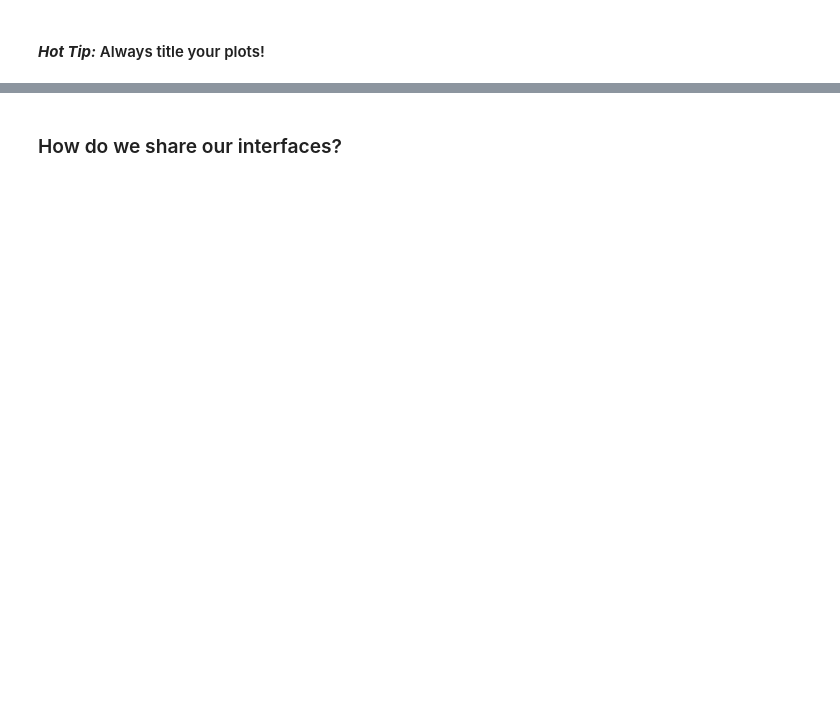
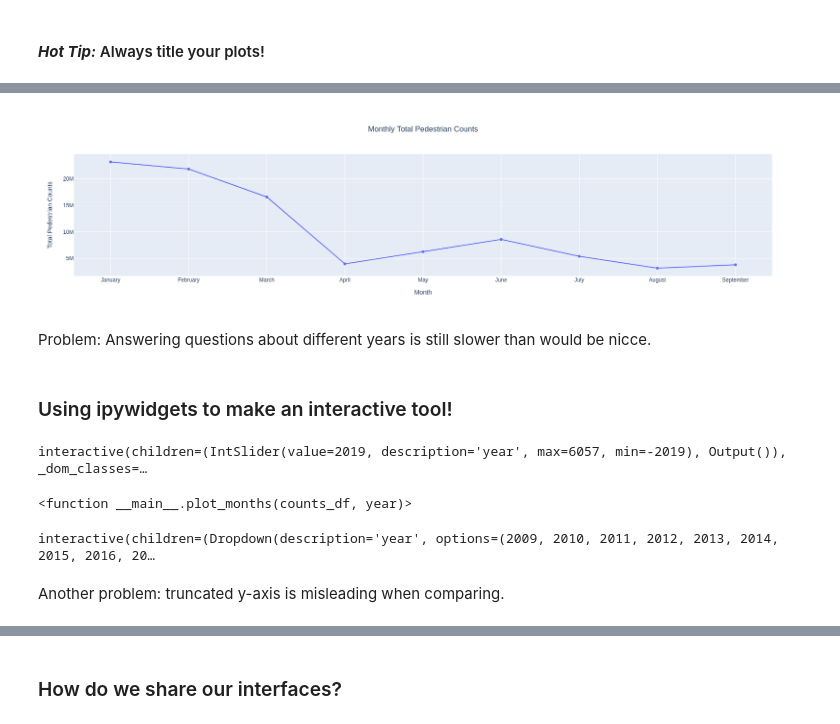
Before and after one commit to ned2/melbviz, a Jupyter notebook: notebooks/interactive_data_viz.ipynb, the cells around one changed output, grey strips where cells are left out. Saved outputs shown, nothing was run; the diff lists cells and outputs as text; code cells hidden in the pictures; blank space fills up the shorter version.

```diff
--- a/notebooks/interactive_data_viz.ipynb
+++ b/notebooks/interactive_data_viz.ipynb
@@ -345,0 +389,25 @@ TODO:
+# %%
+def plot_months(counts_df, year):
+    """Plot Monthly traffic for a given year."""
+
+    # 1. Collect and shape data
+    year_df = counts_df[counts_df["Year"] == year]
+    months_df = year_df.groupby("Month")["Hourly_Counts"].sum().reset_index()
+    sorted_months_df = months_df.sort_values(
+        by="Month",
+        key=lambda x:pd.to_datetime(x, format="%B").dt.month
+    )
+
+    # 2. Make plot
+    figure = px.line(
+        sorted_months_df,
+        x="Month",
+        y="Hourly_Counts",
+        title="Monthly Total Pedestrian Counts"
+    )
+
+    # 3. Fine-tune plot's appearance
+    figure.update_traces(mode='lines+markers')
+    figure.update_layout(yaxis_title="Total Pedestrian Counts", title_x=0.5)
+
+    return figure
@@ -345,0 +420,21 @@ TODO:
+# %%
+plot_months(counts_df, 2020)
+# %% [output]
+[figure, added]
+# %% [markdown]
+Problem: Answering questions about different years is still slower than would be nicce.
+# %% [markdown]
+### Using ipywidgets to make an interactive tool!
+# %%
+from ipywidgets import interact, fixed
+
+interact(plot_months, year=2019, counts_df=fixed(counts_df))
+# %% [output]
+interactive(children=(IntSlider(value=2019, description='year', max=6057, min=-2019), Output()), _dom_classes=…
+<function __main__.plot_months(counts_df, year)>
+# %%
+interact(plot_months, year=range(2009, 2021), counts_df=fixed(counts_df));
+# %% [output]
+interactive(children=(Dropdown(description='year', options=(2009, 2010, 2011, 2012, 2013, 2014, 2015, 2016, 20…
+# %% [markdown]
+Another problem: truncated y-axis is misleading when comparing.
```
Also changed, not shown: parts of 53 cells of this notebook, 5 other files.
